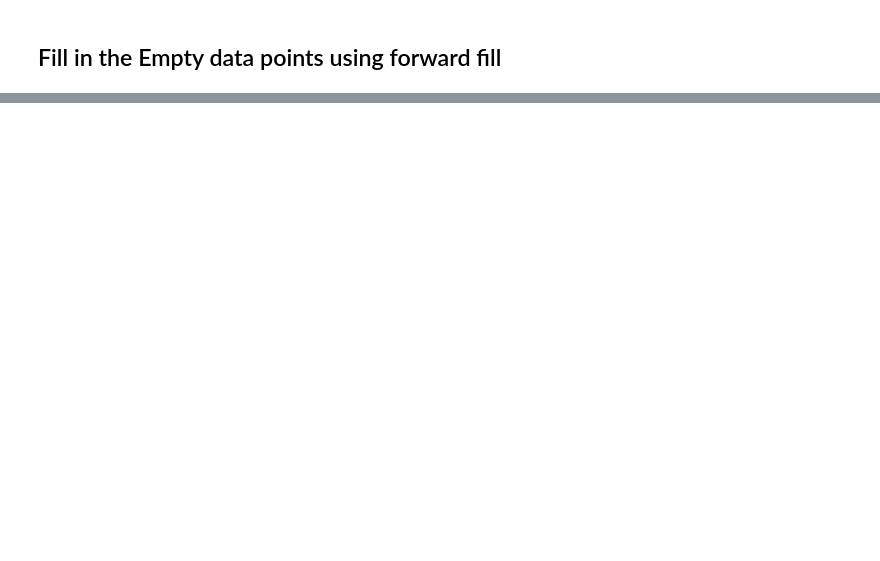
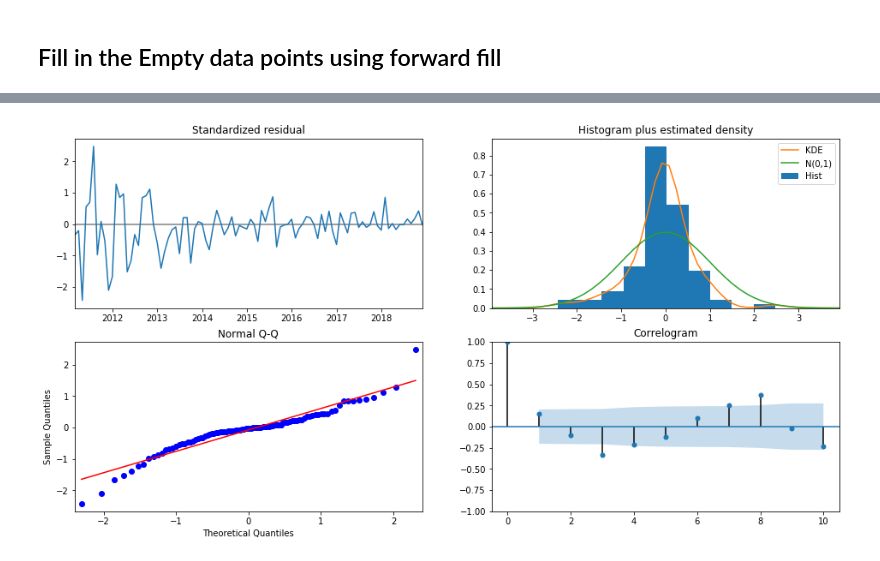
Before and after one commit to PraddyUno/Springboard, a Jupyter notebook: Capstone Project - Stock Price Predictor.ipynb, the cells around one changed output, grey strips where cells are left out. Cells and saved outputs as stored; diff of their text form; code cells hidden in the pictures; blank space fills up the shorter version.

```diff
--- a/Capstone Project - Stock Price Predictor.ipynb
+++ b/Capstone Project - Stock Price Predictor.ipynb
@@ -64,0 +159,8 @@ ValueError: You must specify a freq or x must be a pandas object with a timeseri
+# %%
+mod = sm.tsa.statespace.SARIMAX(dfm,
+                                order=(1, 1, 1),
+                                seasonal_order=(0,1,1, 12),
+                                enforce_stationarity=False,
+                                enforce_invertibility=False)
+results = mod.fit()
+print(results.summary().tables[1])
@@ -64,0 +176,5 @@ ValueError: You must specify a freq or x must be a pandas object with a timeseri
+# %%
+results.plot_diagnostics(figsize=(16, 8))
+plt.show()
+# %% [output]
+[figure, added]
```
Also changed, not shown: parts of 23 cells of this notebook, 1 other file.
